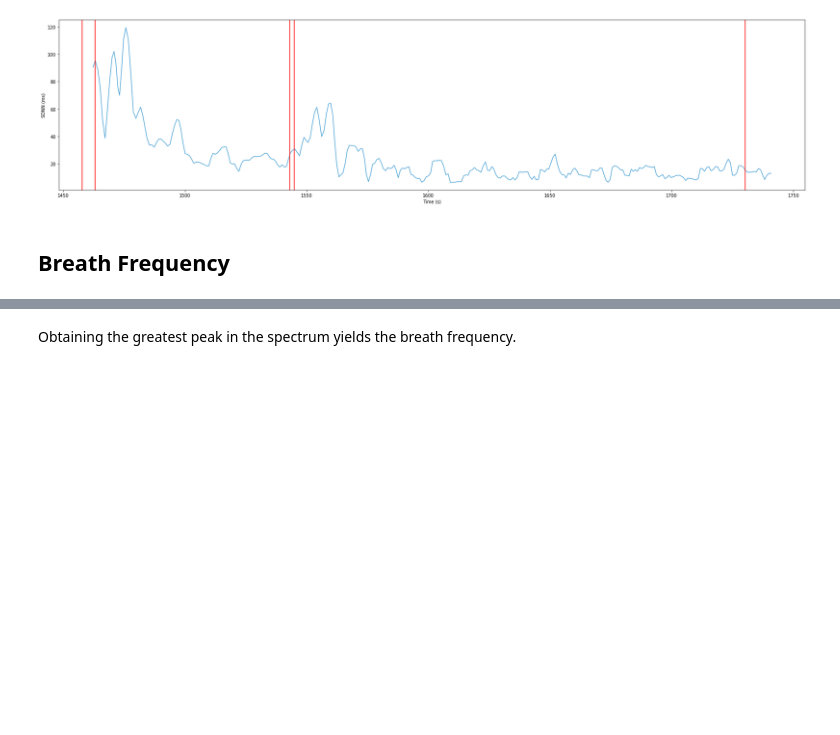
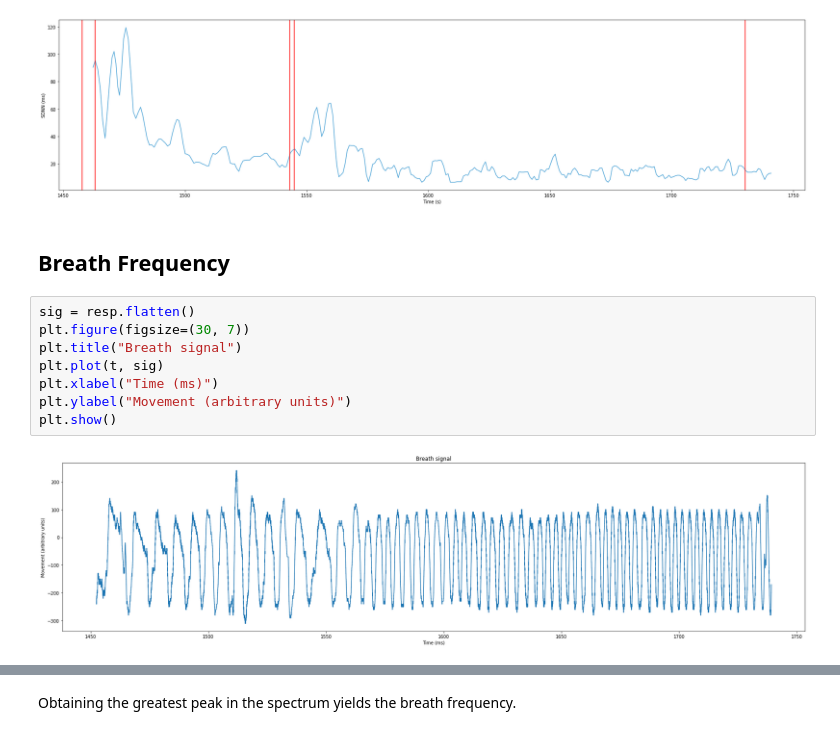
Before and after one commit to abcsds/NPLab, a Jupyter notebook: analysis/Analysis_explanation.ipynb, the cells around one changed output, grey strips where cells are left out. Cells and saved outputs as stored; diff of their text form; blank space fills up the shorter version.

```diff
--- a/analysis/Analysis_explanation.ipynb
+++ b/analysis/Analysis_explanation.ipynb
@@ -193,4 +214,14 @@ plt.show()
 [figure]
 # %% [markdown]
 ## Breath Frequency
+# %%
+sig = resp.flatten()
+plt.figure(figsize=(30, 7))
+plt.title("Breath signal")
+plt.plot(t, sig)
+plt.xlabel("Time (ms)")
+plt.ylabel("Movement (arbitrary units)")
+plt.show()
+# %% [output]
+[figure, added]
 # %%
```
Also changed, not shown: parts of 8 cells of this notebook.
